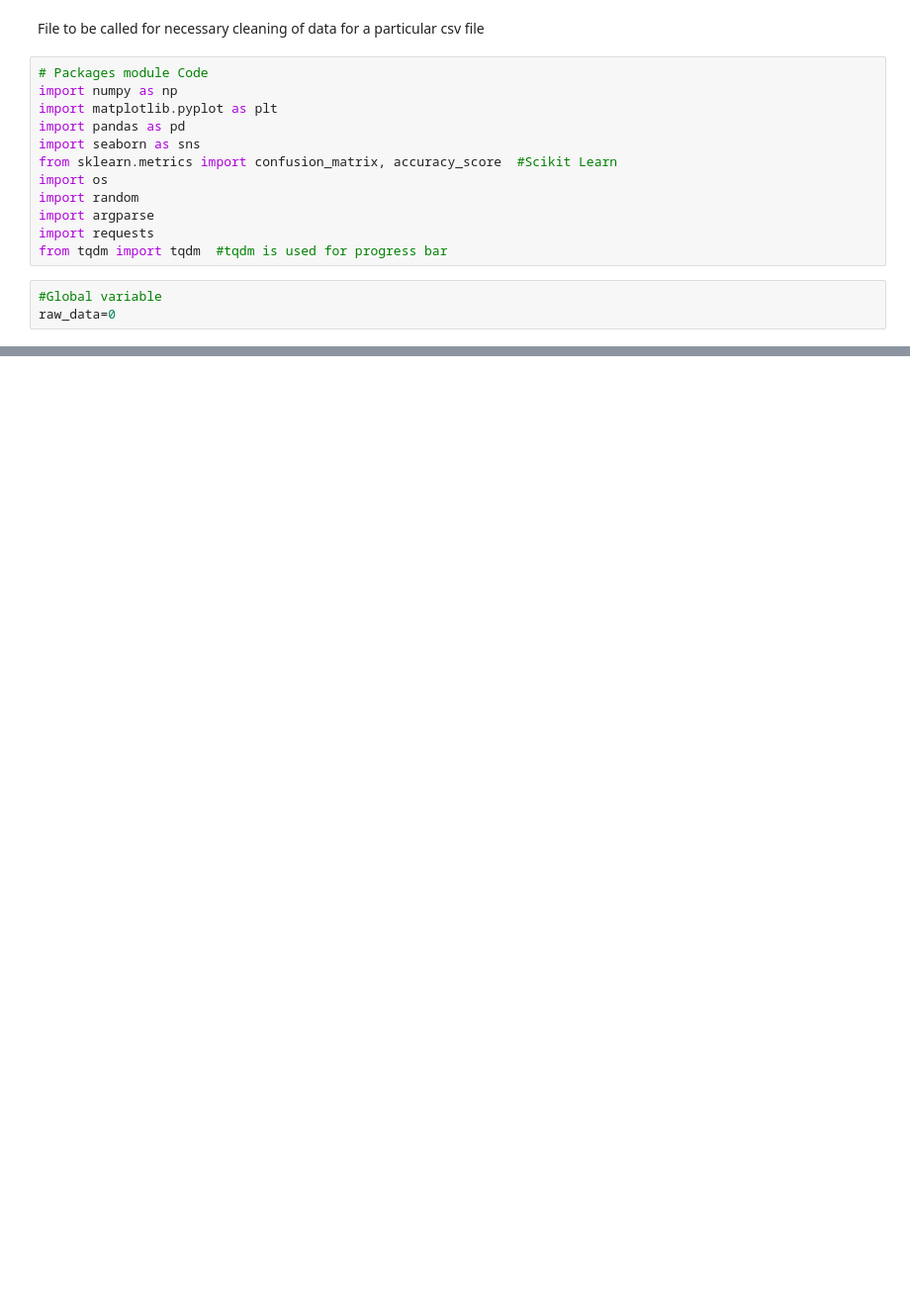
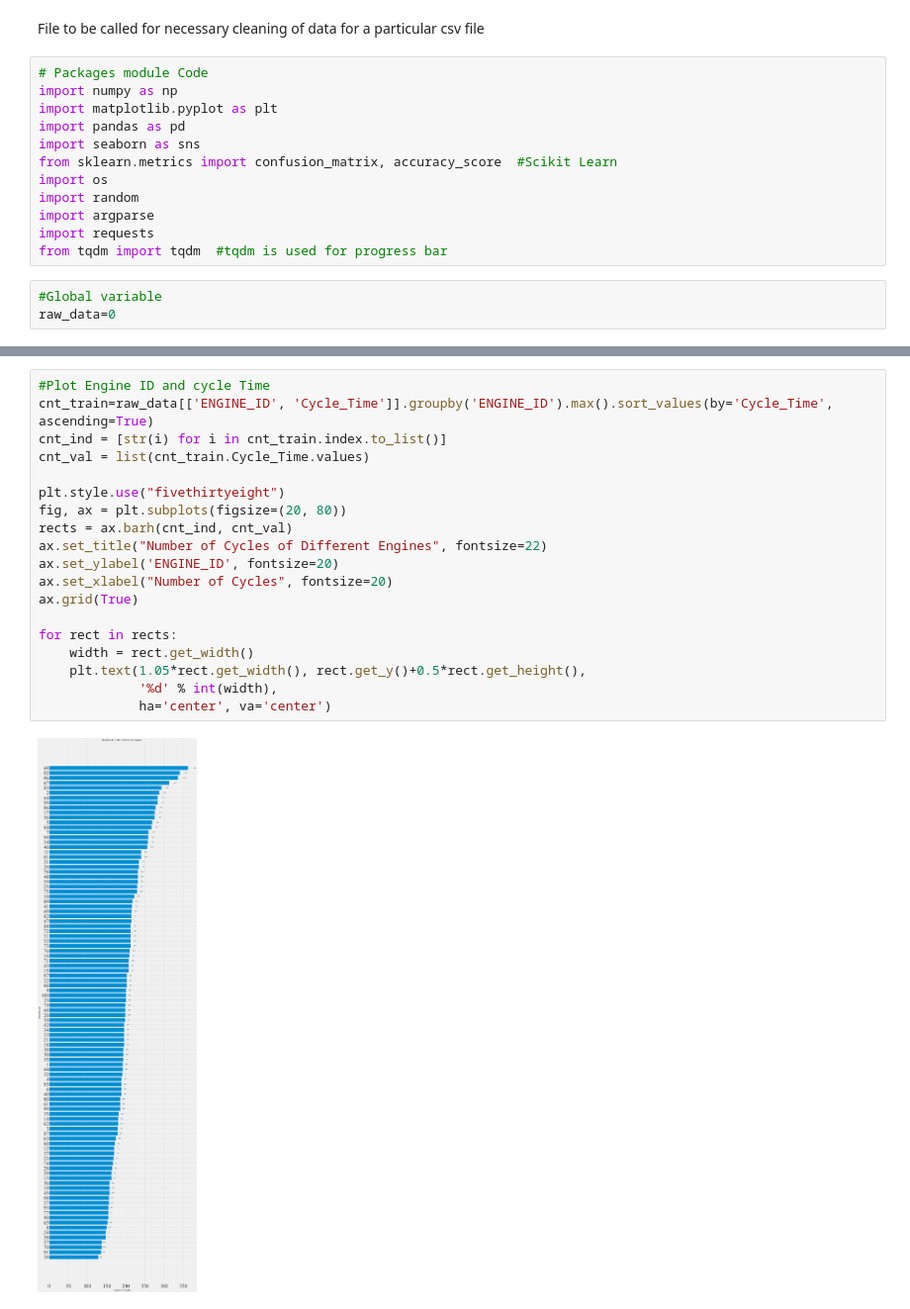
Before and after one commit to kanadsen/ME_773_PROJECT, a Jupyter notebook: EDA and Feature Selectio.ipynb, the cells around one changed output, grey strips where cells are left out. Shown at 99% size. Cells and saved outputs as stored; diff of their text form; blank space fills up the shorter version.

```diff
--- a/EDA and Feature Selectio.ipynb
+++ b/EDA and Feature Selectio.ipynb
@@ -56,0 +60,21 @@ memory usage: 2.8 MB
+# %%
+#Plot Engine ID and cycle Time
+cnt_train=raw_data[['ENGINE_ID', 'Cycle_Time']].groupby('ENGINE_ID').max().sort_values(by='Cycle_Time', ascending=True)
+cnt_ind = [str(i) for i in cnt_train.index.to_list()]
+cnt_val = list(cnt_train.Cycle_Time.values)
+
+plt.style.use("fivethirtyeight")
+fig, ax = plt.subplots(figsize=(20, 80))
+rects = ax.barh(cnt_ind, cnt_val)
+ax.set_title("Number of Cycles of Different Engines", fontsize=22)
+ax.set_ylabel('ENGINE_ID', fontsize=20)
+ax.set_xlabel("Number of Cycles", fontsize=20)
+ax.grid(True)
+
+for rect in rects:
+    width = rect.get_width()
+    plt.text(1.05*rect.get_width(), rect.get_y()+0.5*rect.get_height(),
+             '%d' % int(width),
+             ha='center', va='center')
+# %% [output]
+[figure, added]
```
Also changed, not shown: parts of 13 cells of this notebook.
